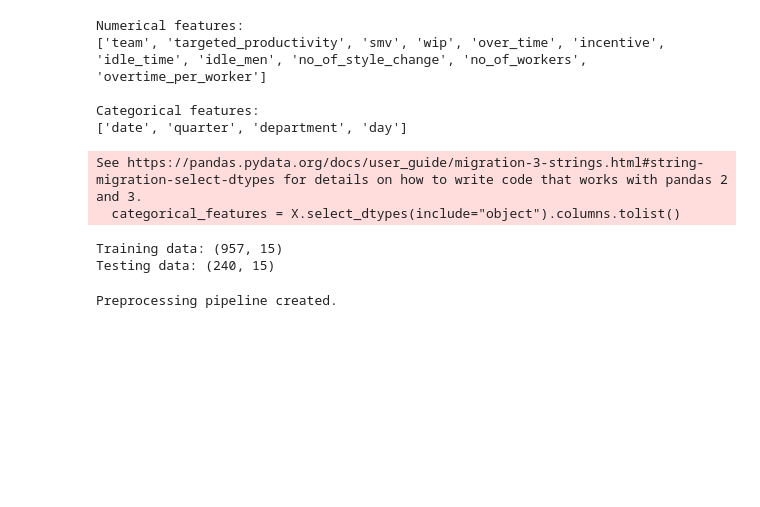
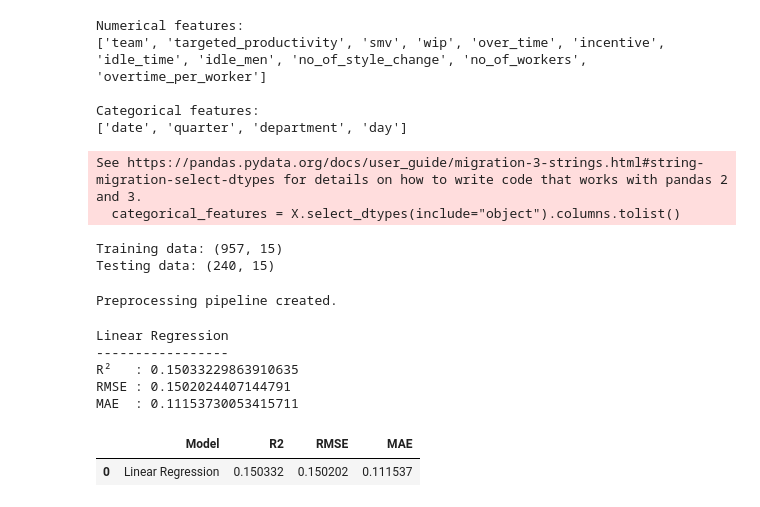
Before and after one commit to ManashaYoges/Team13_ML, a Jupyter notebook: notebooks/regression.ipynb, the cells around one changed output. Cells and saved outputs as stored; diff of their text form; code cells hidden in the pictures; blank space fills up the shorter version.

Commit message:
Add Linear Regression model

```diff
--- a/notebooks/regression.ipynb
+++ b/notebooks/regression.ipynb
@@ -339,3 +339,44 @@ preprocessor = ColumnTransformer(
 print("Preprocessing pipeline created.")
 # %% [output]
 Preprocessing pipeline created.
+# %%
+linear_pipeline = Pipeline(
+    steps=[
+        ("preprocessor", preprocessor),
+        ("model", LinearRegression())
+    ]
+)
+
+linear_pipeline.fit(X_train, y_train)
+
+linear_pred = linear_pipeline.predict(X_test)
+
+linear_r2 = r2_score(y_test, linear_pred)
+linear_rmse = np.sqrt(mean_squared_error(y_test, linear_pred))
+linear_mae = mean_absolute_error(y_test, linear_pred)
+
+print("Linear Regression")
+print("-----------------")
+print("R²   :", linear_r2)
+print("RMSE :", linear_rmse)
+print("MAE  :", linear_mae)
+# %% [output]
+Linear Regression
+-----------------
+R²   : 0.15033229863910635
+RMSE : 0.1502024407144791
+MAE  : 0.11153730053415711
+# %%
+results = []
+
+results.append({
+    "Model": "Linear Regression",
+    "R2": linear_r2,
+    "RMSE": linear_rmse,
+    "MAE": linear_mae
+})
+
+display(pd.DataFrame(results))
+# %% [output]
+|  | Model | R2 | RMSE | MAE |
+| 0 | Linear Regression | 0.150332 | 0.150202 | 0.111537 |
```
